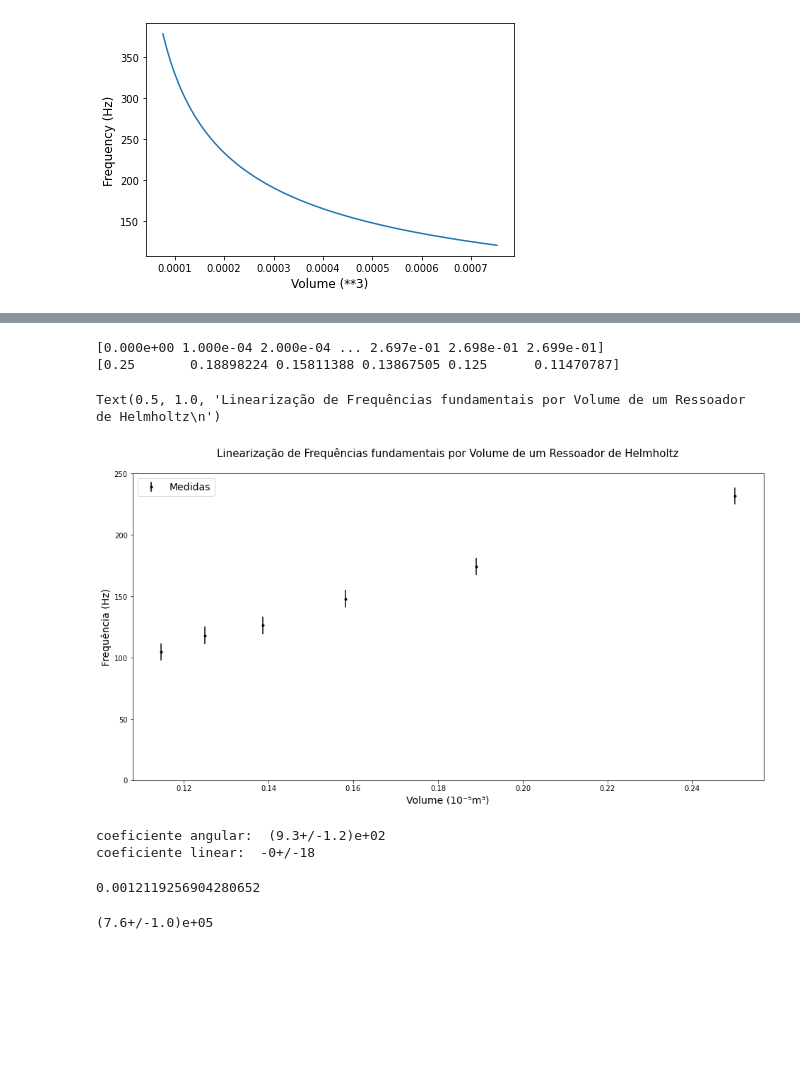
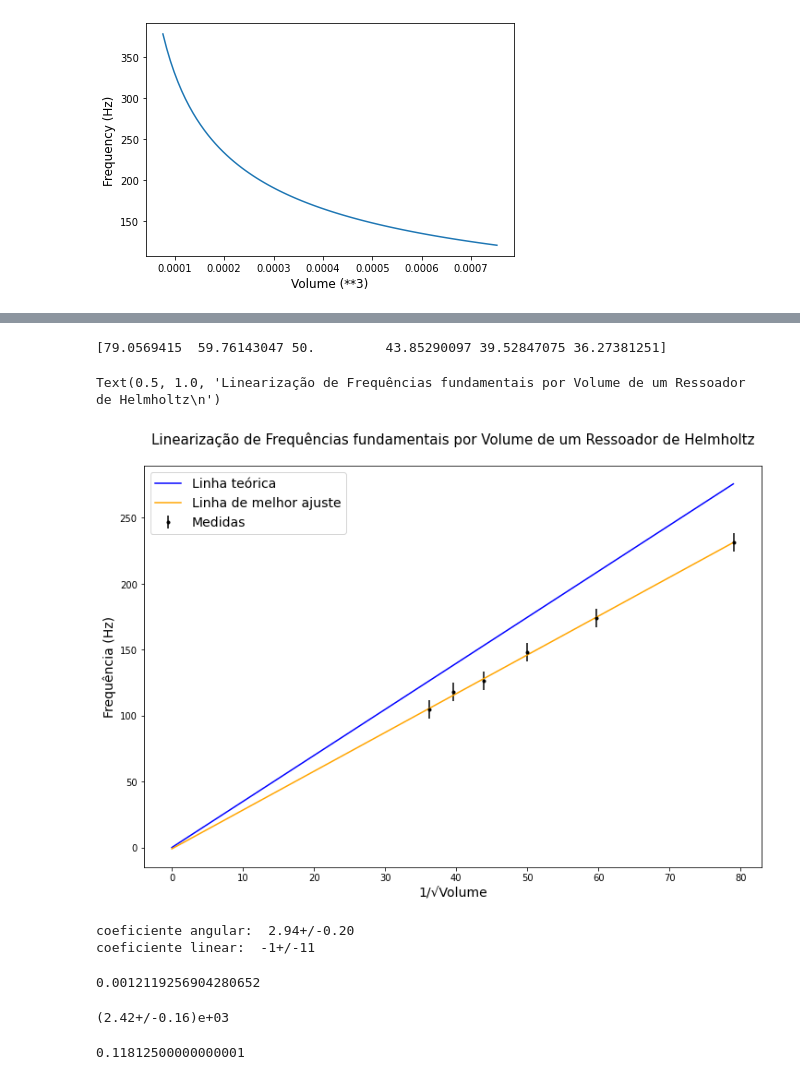
Before and after one commit to PeSader/unicamp, a Jupyter notebook: sem02/f229/exp03/relatorio.ipynb, the cells around one changed output, grey strips where cells are left out. Saved outputs shown, nothing was run; the diff lists cells and outputs as text; code cells hidden in the pictures; blank space fills up the shorter version.

```diff
--- a/sem02/f229/exp03/relatorio.ipynb
+++ b/sem02/f229/exp03/relatorio.ipynb
@@ -354,62 +338,68 @@ Text(0.5, 1.0, 'Frequências fundamentais por Volume de um Ressoador de Helmholt
 # %%
 
-# y_ress = [
-#     231.54,
-#     173.97,
-#     147.83,
-#     126.09,
-#     117.97,
-#     104.44,
-# ]
-#
-# x_ress = [
-#     16,
-#     28,
-#     40,
-#     52,
-#     64,
-#     76,
-# ]
-#
-# x_teo = np.arange(0,0.27,0.0001)
-# print(x_teo)
-# y_teo = x_teo*((VELOCIDADE_DO_SOM_ESPERADA*RAIO_DO_GARGALO*math.sqrt(math.pi/COMPRIMENTO_EFETIVO_GARGALO))/2*math.pi)
+y_ress = [
+    231.54,
+    173.97,
+    147.83,
+    126.09,
+    117.97,
+    104.44,
+]
 
+x_ress = [
+   0.00016,
+    0.00028,
+    0.00040,
+    0.00052,
+    0.00064,
+    0.00076,
+]
+
+x_teo = np.arange(0,80)
+y_teo = x_teo * 3.49
+
+#y_teo = x_teo*((VELOCIDADE_DO_SOM_ESPERADA*RAIO_DO_GARGALO*math.sqrt(math.pi/COMPRIMENTO_EFETIVO_GARGALO))/2*math.pi)
+# y_teo = x_teo(((VELOCIDADE_DO_SOM_ESPERADA*RAIO_DO_GARGALO)/(2*math.pi))*math.sqrt(math.pi/COMPRIMENTO_EFETIVO_GARGALO))
 x_lin = np.array(x_ress) ** (-0.5)
-# print(x_lin)
+print(x_lin)
 
 fig2, ax2 = plt.subplots()
 
 ax2.errorbar(x_lin, y_ress, yerr=7, color='black', fmt='k.', label='Medidas')
-# ax2.plot(x_teo, y_teo, color='blue', label='Linha teórica')
+ax2.plot(x_teo, y_teo, color='blue', label='Linha teórica')
+# ax2.plot(np.unique(x_lin), np.poly1d(np.polyfit(x_lin, y_ress, 1))(np.unique(x_lin)), color='orange', label='Linha de melhor ajuste')
+
+y_lin = x_teo*2.94 - 1
+
+ax2.plot(x_teo, y_lin, color='orange', label='Linha de melhor ajuste')
+
 # ax1.plot(x_linha, y_shifted, color='orange', label='Curva experimental (teórica deslocada)')
 # ax1.plot(x_ress, y_ress, color='orange', label='Curva experimental')
 
 
-fig2.set_figwidth(16)
+fig2.set_figwidth(12)
 fig2.set_figheight(8)
 
 plt.legend(loc='best', fontsize=14)
 
 #ax.set_xbound(lower=bounds['xlower'], upper=bounds['xupper'])
-ax2.set_ybound(upper=250)
+# ax2.set_ybound(upper=500, lower=0)
 
-ax2.set_xlabel('Volume (10⁻⁵m³)',fontsize=14)
+ax2.set_xlabel('1/√Volume',fontsize=14)
 ax2.set_ylabel('Frequência (Hz)',fontsize=14)
 ax2.set_title('Linearização de Frequências fundamentais por Volume de um Ressoador de Helmholtz\n', fontsize=15)
 # %% [output]
-[0.000e+00 1.000e-04 2.000e-04 ... 2.697e-01 2.698e-01 2.699e-01]
-[0.25       0.18898224 0.15811388 0.13867505 0.125      0.11470787]
+[79.0569415  59.76143047 50.         43.85290097 39.52847075 36.27381251]
 Text(0.5, 1.0, 'Linearização de Frequências fundamentais por Volume de um Ressoador de Helmholtz\n')
-[figure, old version]
+[figure, new version]
 # %%
 a, b = regressao_linear(x_lin, y_ress, yerror=7)
 
 print('coeficiente angular: ', a)
 print('coeficiente linear: ', b)
 # %% [output]
-coeficiente angular:  (9.3+/-1.2)e+02
-coeficiente linear:  -0+/-18
+coeficiente angular:  2.94+/-0.20
+coeficiente linear:  -1+/-11
 # %%
 d = ((DIAMETRO_GARGALO/2)*math.sqrt(math.pi*COMPRIMENTO_EFETIVO_GARGALO))/(2*math.pi)
 print(d)
@@ -418,4 +408,8 @@ print(d)
 # %%
 print(a/d)
 # %% [output]
-(7.6+/-1.0)e+05
+(2.42+/-0.16)e+03
+# %%
+print(COMPRIMENTO_EFETIVO_GARGALO)
+# %% [output]
+0.11812500000000001
```
Also changed, not shown: parts of 10 cells of this notebook, 45 other files.
